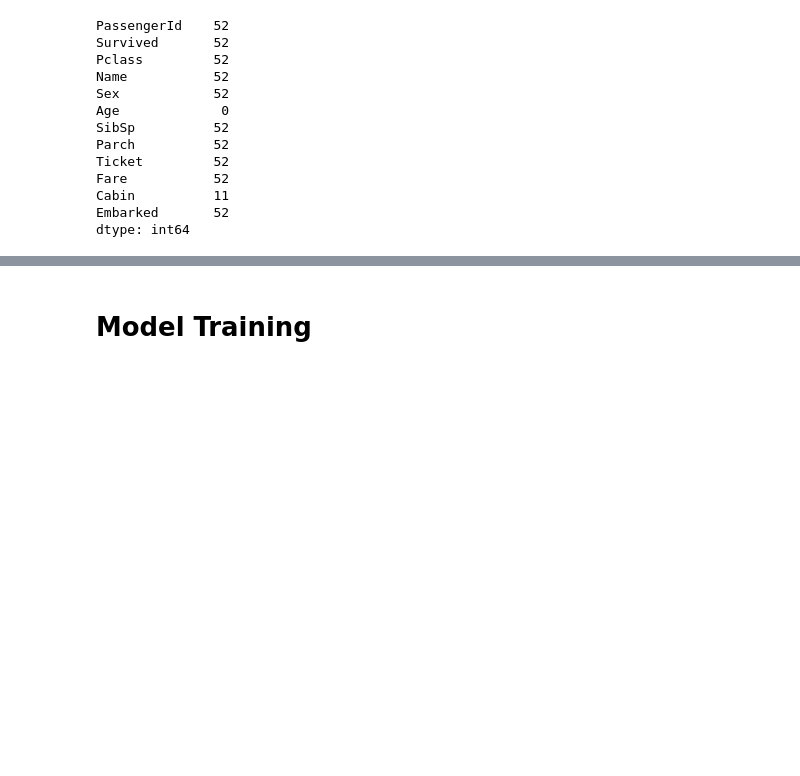
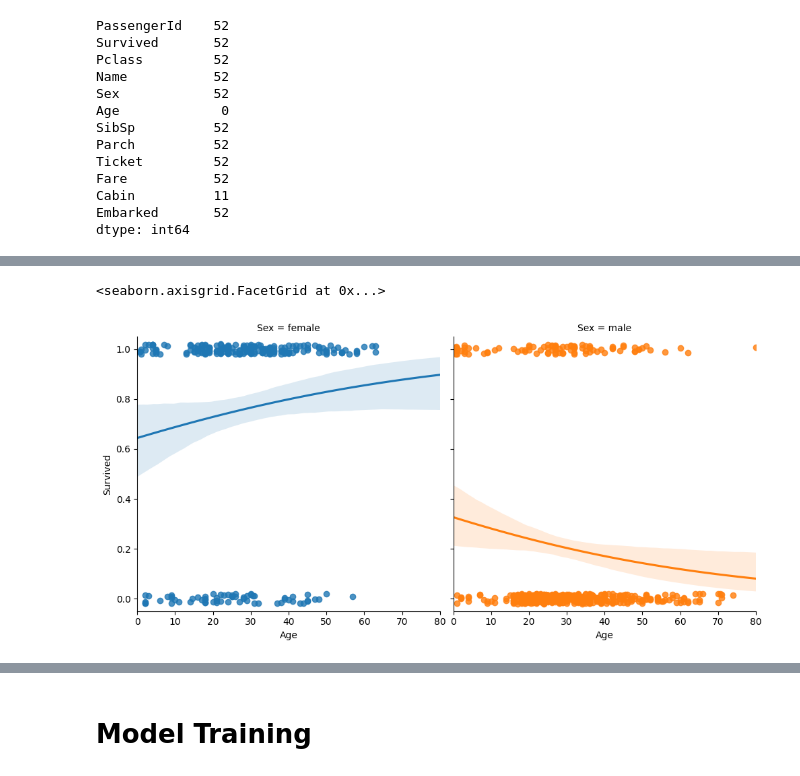
Before and after one commit to kdmwangi/Data-Science, a Jupyter notebook: Titanic_Model.ipynb, the cells around one changed output, grey strips where cells are left out. Cells and saved outputs as stored; diff of their text form; code cells hidden in the pictures; blank space fills up the shorter version.

```diff
--- a/Titanic_Model.ipynb
+++ b/Titanic_Model.ipynb
@@ -262,0 +282,7 @@ plt.legend(labels=['Not Survived', 'Survived'])
+# %%
+fig = sns.lmplot(titanic_df, x='Age',y='Survived',hue='Sex',col='Sex', logistic=True,truncate=False,
+                 y_jitter=0.02)
+fig.set(xlim=(0,80),ylim=(-.05,1.05))
+# %% [output]
+<seaborn.axisgrid.FacetGrid at 0x...>
+[figure, added]
```
Also changed, not shown: parts of 19 cells of this notebook.
